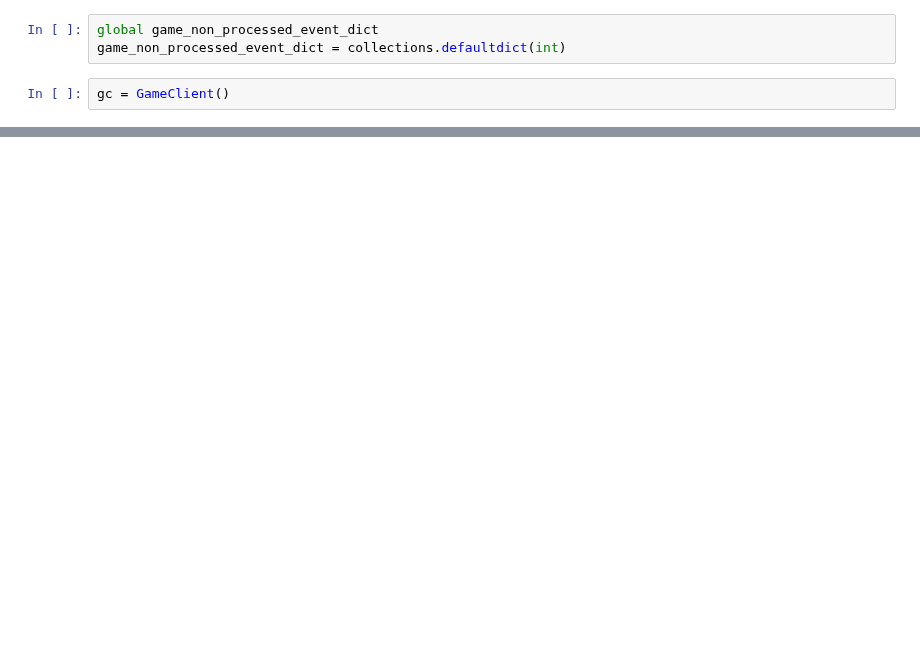
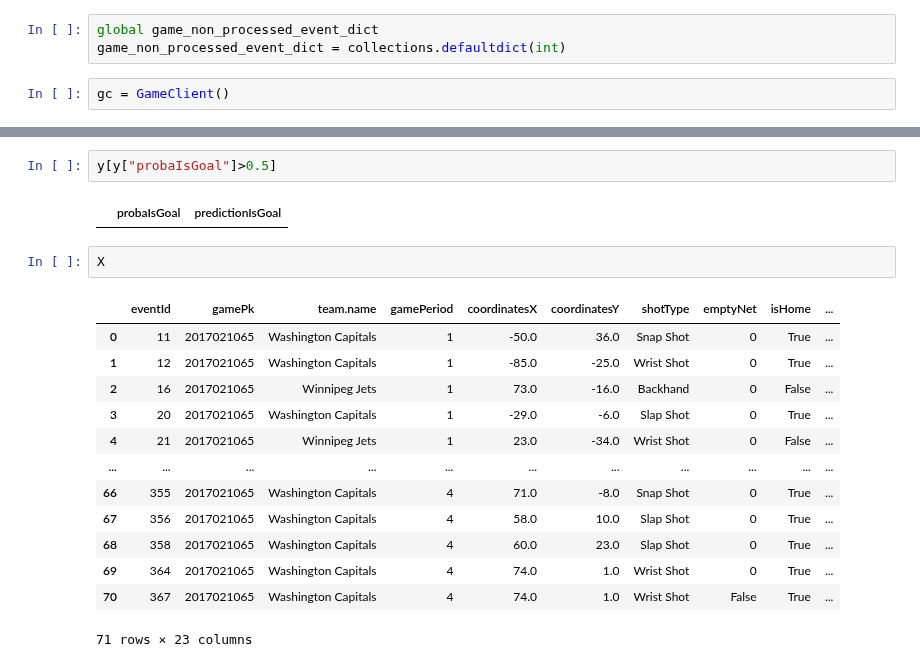
Before and after one commit to M0rph3e/ift6758-project-main, a Jupyter notebook: dashboard.ipynb, the cells around one changed output, grey strips where cells are left out. Saved outputs shown, nothing was run; the diff lists cells and outputs as text; blank space fills up the shorter version.

```diff
--- a/dashboard.ipynb
+++ b/dashboard.ipynb
@@ -64,0 +103,20 @@ sc.predict(X)
+# %%
+y[y["probaIsGoal"]>0.5]
+# %% [output]
+|  | probaIsGoal | predictionIsGoal |
+# %%
+X
+# %% [output]
+|  | eventId | gamePk | team.name | gamePeriod | coordinatesX | coordinatesY | shotType | emptyNet | isHome | ... |
+| 0 | 11 | 2017021065 | Washington Capitals | 1 | -50.0 | 36.0 | Snap Shot | 0 | True | ... |
+| 1 | 12 | 2017021065 | Washington Capitals | 1 | -85.0 | -25.0 | Wrist Shot | 0 | True | ... |
+| 2 | 16 | 2017021065 | Winnipeg Jets | 1 | 73.0 | -16.0 | Backhand | 0 | False | ... |
+| 3 | 20 | 2017021065 | Washington Capitals | 1 | -29.0 | -6.0 | Slap Shot | 0 | True | ... |
+| 4 | 21 | 2017021065 | Winnipeg Jets | 1 | 23.0 | -34.0 | Wrist Shot | 0 | False | ... |
+| ... | ... | ... | ... | ... | ... | ... | ... | ... | ... | ... |
+| 66 | 355 | 2017021065 | Washington Capitals | 4 | 71.0 | -8.0 | Snap Shot | 0 | True | ... |
+| 67 | 356 | 2017021065 | Washington Capitals | 4 | 58.0 | 10.0 | Slap Shot | 0 | True | ... |
+| 68 | 358 | 2017021065 | Washington Capitals | 4 | 60.0 | 23.0 | Slap Shot | 0 | True | ... |
+| 69 | 364 | 2017021065 | Washington Capitals | 4 | 74.0 | 1.0 | Wrist Shot | 0 | True | ... |
+| 70 | 367 | 2017021065 | Washington Capitals | 4 | 74.0 | 1.0 | Wrist Shot | False | True | ... |
+71 rows × 23 columns
```
Also changed, not shown: parts of 8 cells of this notebook, 4 other files.
